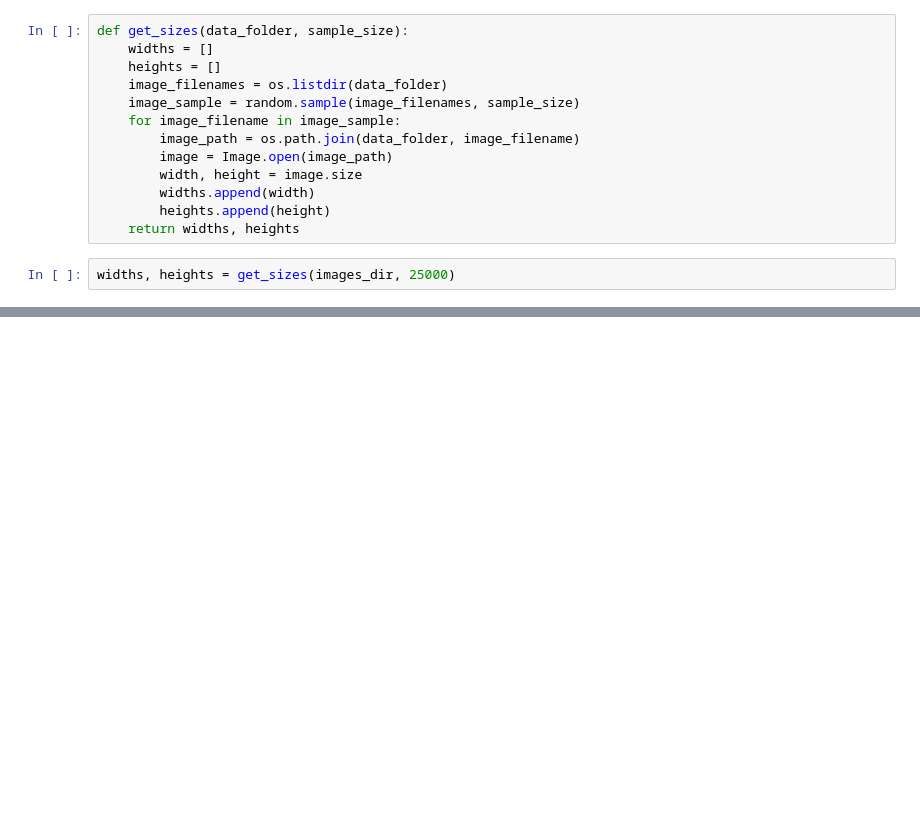
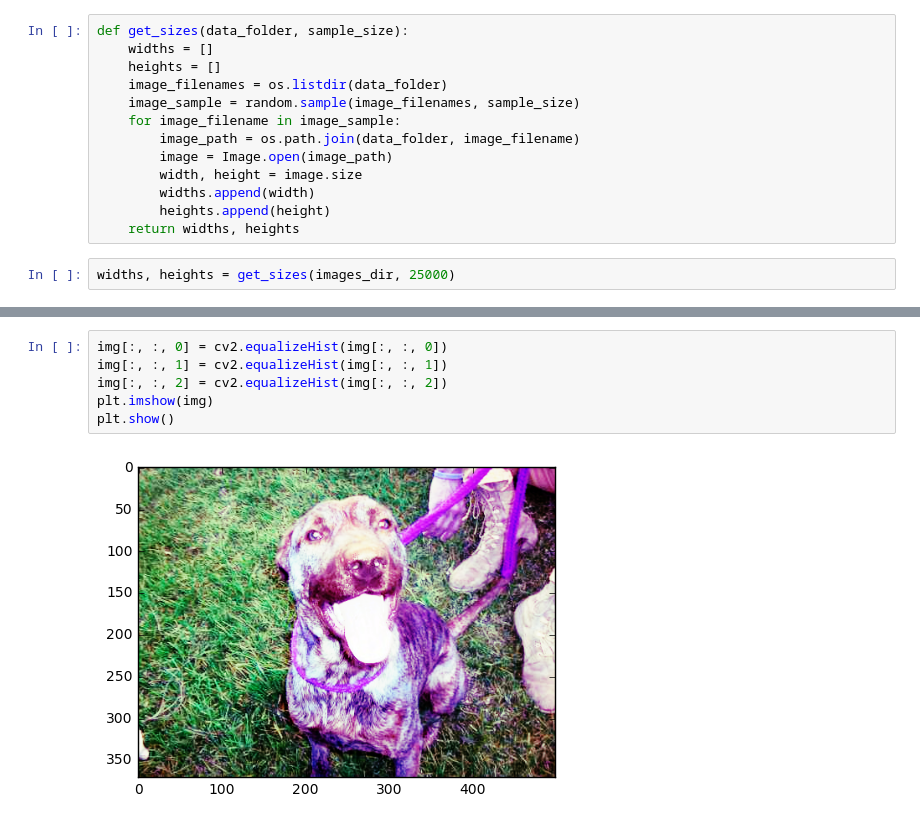
Before and after one commit to FernandoFavoretti/Udacity_Machine_Learning, a Jupyter notebook: capstone/Exploratory Visualization.ipynb, the cells around one changed output, grey strips where cells are left out. Drawn from its saved outputs; the diff is of its cells as text; blank space fills up the shorter version.

```diff
--- a/capstone/Exploratory Visualization.ipynb
+++ b/capstone/Exploratory Visualization.ipynb
@@ -41,0 +74,8 @@ wd.describe()
+# %%
+img[:, :, 0] = cv2.equalizeHist(img[:, :, 0])
+img[:, :, 1] = cv2.equalizeHist(img[:, :, 1])
+img[:, :, 2] = cv2.equalizeHist(img[:, :, 2])
+plt.imshow(img)
+plt.show()
+# %% [output]
+[figure, added]
```
Also changed, not shown: parts of 8 cells of this notebook.
